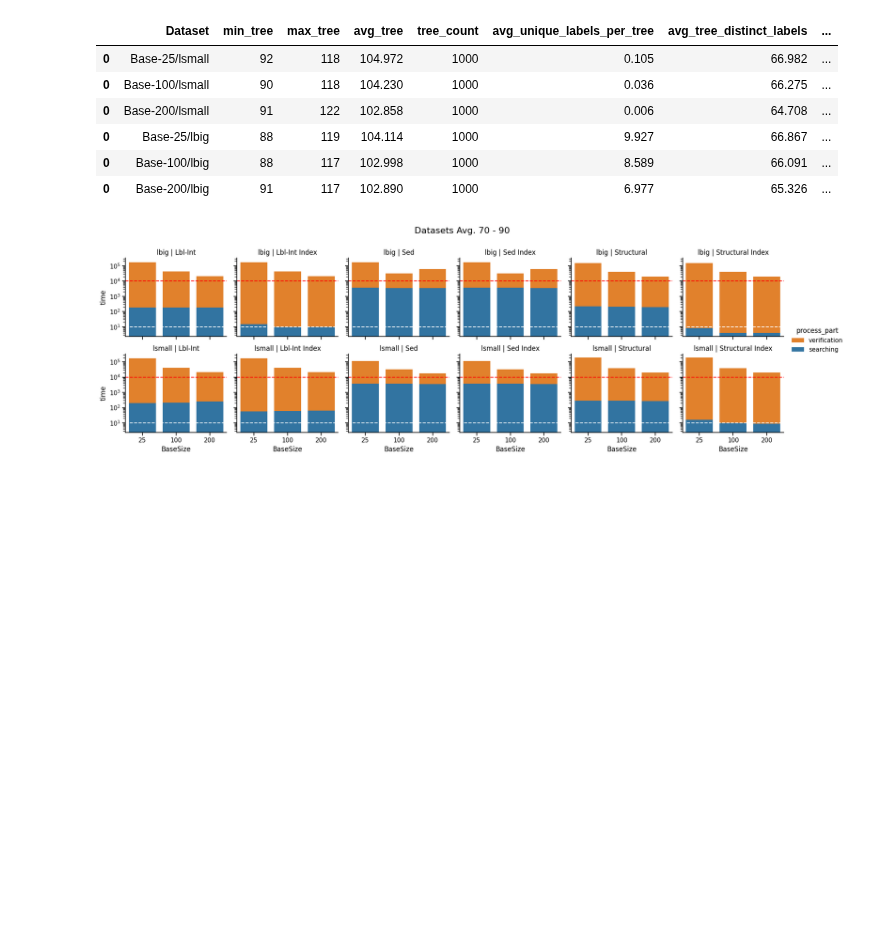
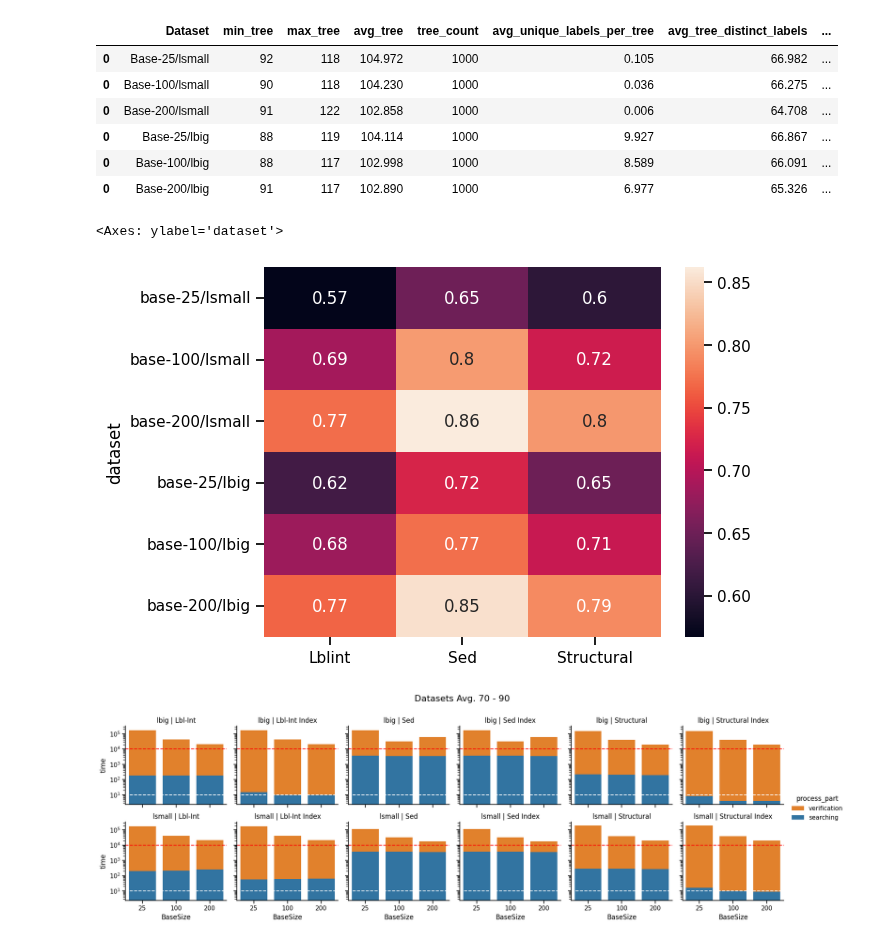
Before and after one commit to LukMRVC/tree-statistics, a Jupyter notebook: gen-datasets.ipynb, the cells around one changed output. Cells and saved outputs as stored; diff of their text form; code cells hidden in the pictures; blank space fills up the shorter version.

```diff
--- a/gen-datasets.ipynb
+++ b/gen-datasets.ipynb
@@ -401,6 +411,11 @@ display(data.statistics)
 | 0 | Base-25/lbig | 88 | 119 | 104.114 | 1000 | 9.927 | 66.867 | ... |
 | 0 | Base-100/lbig | 88 | 117 | 102.998 | 1000 | 8.589 | 66.091 | ... |
 | 0 | Base-200/lbig | 91 | 117 | 102.890 | 1000 | 6.977 | 65.326 | ... |
+# %%
+plot_precision(data.pdf)
+# %% [output]
+<Axes: ylabel='dataset'>
+[figure, added]
 # %%
 alldf = pd.melt(data.plotdata, id_vars=['Dataset', 'Method'], value_vars=['searching', 'verification'], value_name="time")
 alldf[['BaseSize', 'LabelSize']] = alldf['Dataset'].str.split('/', expand=True)
```
Also changed, not shown: parts of 5 cells of this notebook.
